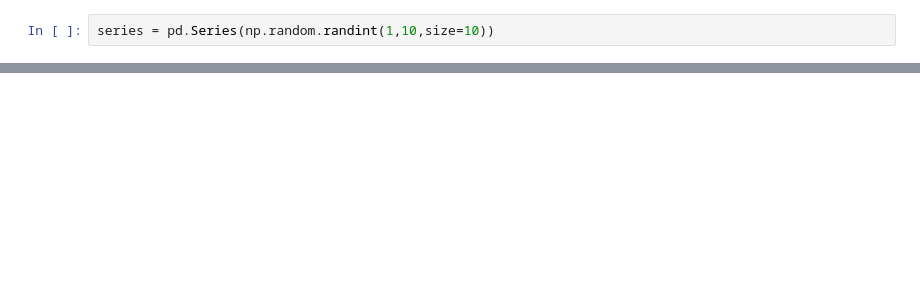
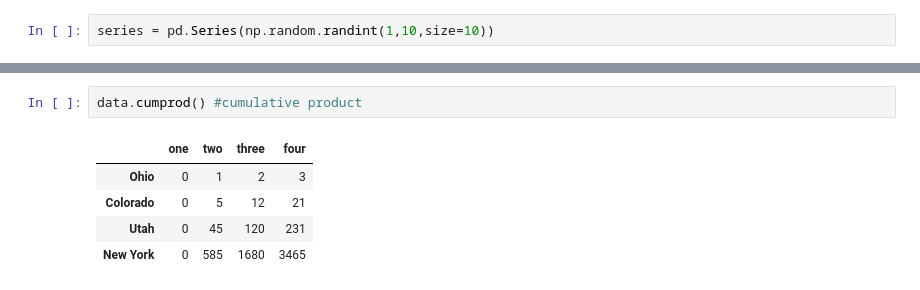
Before and after one commit to asbharath/MachineLearning, a Jupyter notebook: Data Analysis - Python/Intro .ipynb, the cells around one changed output, grey strips where cells are left out. Drawn from its saved outputs; the diff is of its cells as text; blank space fills up the shorter version.

```diff
--- a/Data Analysis - Python/Intro .ipynb
+++ b/Data Analysis - Python/Intro .ipynb
@@ -1092,0 +1434,8 @@ dtype: int32
+# %%
+data.cumprod() #cumulative product
+# %% [output]
+|  | one | two | three | four |
+| Ohio | 0 | 1 | 2 | 3 |
+| Colorado | 0 | 5 | 12 | 21 |
+| Utah | 0 | 45 | 120 | 231 |
+| New York | 0 | 585 | 1680 | 3465 |
```
Also changed, not shown: parts of 91 cells of this notebook, 1 other file.
